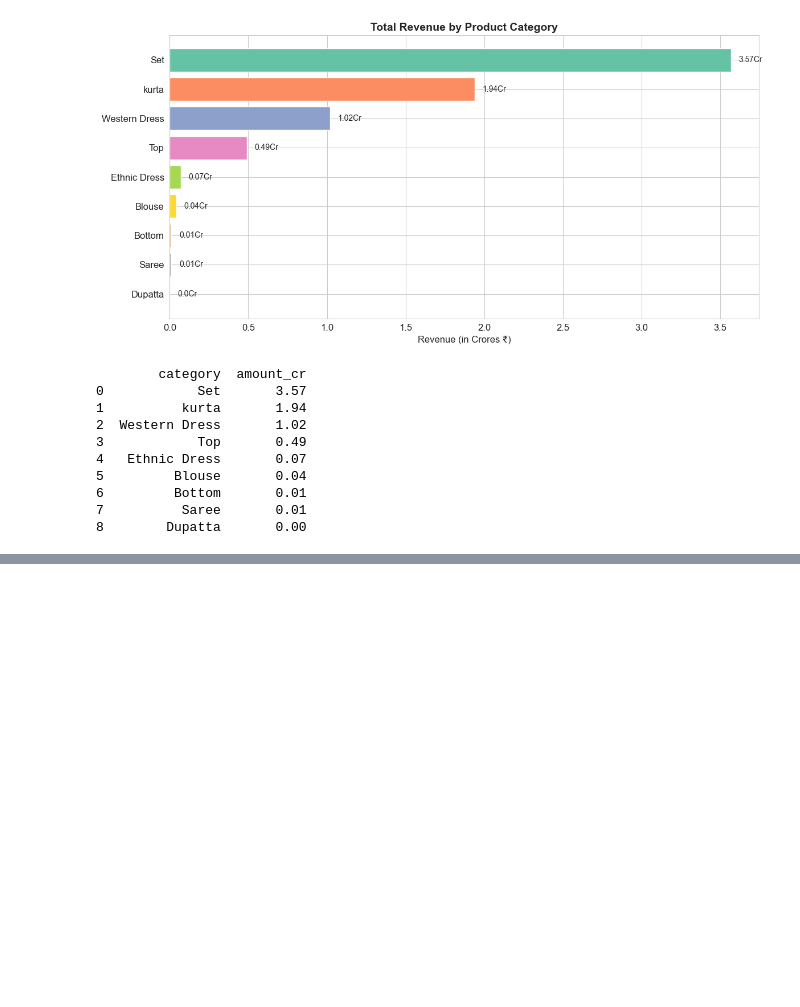
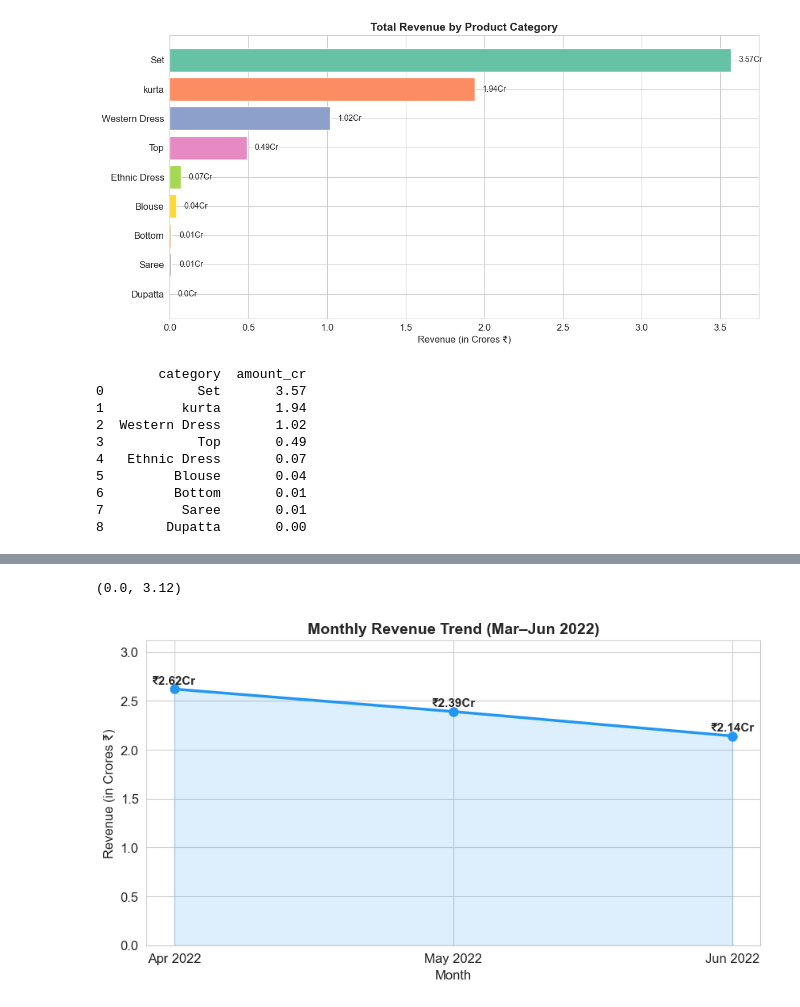
Before and after one commit to AbhishekSohal/Ecommerce_Dashboard, a Jupyter notebook: amazon_analysis.ipynb, the cells around one changed output, grey strips where cells are left out. Drawn from its saved outputs; the diff is of its cells as text; code cells hidden in the pictures; blank space fills up the shorter version.

```diff
--- a/amazon_analysis.ipynb
+++ b/amazon_analysis.ipynb
@@ -243,0 +298,27 @@ plt.show()
+# %%
+# Monthly Revenue Trend
+df['month'] = df['date'].dt.to_period('M')
+df['month_name'] = df['date'].dt.strftime('%b %Y')
+monthly=df_clean.groupby('month_name')['amount'].sum().reset_index()
+monthly['month_dt']=pd.to_datetime(monthly['month_name'],format='%b %Y')
+monthly=monthly.sort_values('month_dt')
+monthly['amount_cr'] = (monthly['amount'] / 10000000).round(2)
+
+#Plotting line chart
+plt.figure(figsize=(10, 5))
+plt.plot(monthly['month_name'], monthly['amount_cr'],
+         marker='o', linewidth=2.5, markersize=8, color='#2196F3')
+plt.fill_between(monthly['month_name'], monthly['amount_cr'], alpha=0.15, color='#2196F3')
+
+#adding value labels above each point
+for i, row in monthly.iterrows():
+    plt.text(row['month_name'],row['amount_cr'] + 0.05,
+             f"₹{row['amount_cr']}Cr", ha='center', fontsize=11, fontweight='bold')
+
+plt.xlabel('Month')
+plt.ylabel('Revenue (in Crores ₹)')
+plt.title('Monthly Revenue Trend (Mar–Jun 2022)', fontsize=14, fontweight='bold')
+plt.ylim(0, monthly['amount_cr'].max() + 0.5)
+# %% [output]
+(0.0, 3.12)
+[figure, added]
```
Also changed, not shown: parts of 11 cells of this notebook, 9 other files.
